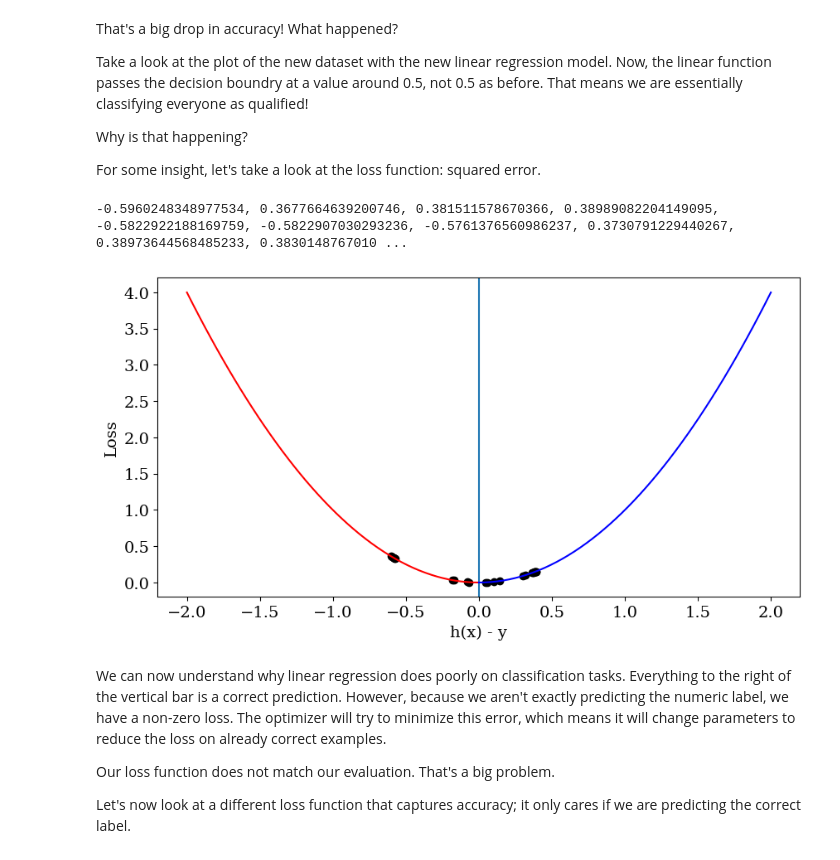
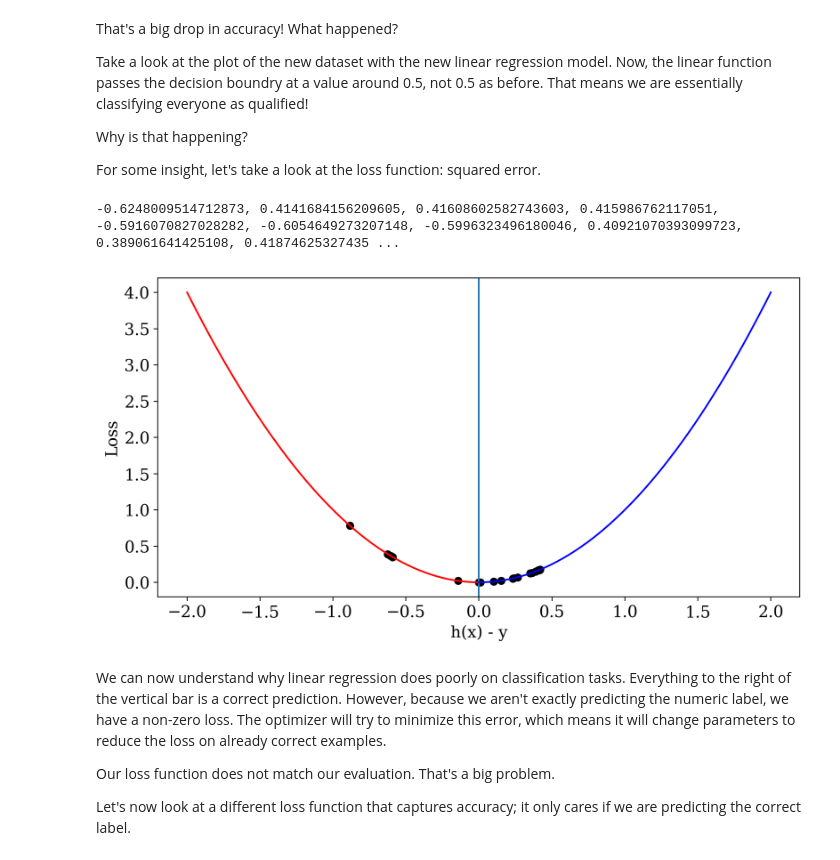
Before and after one commit to cs349f26/notebooks, a Jupyter notebook: classification_demo.ipynb, the cells around one changed output. Drawn from its saved outputs; the diff is of its cells as text; code cells hidden in the pictures.

```diff
--- a/classification_demo.ipynb
+++ b/classification_demo.ipynb
@@ -202,33 +202,32 @@ For some insight, let's take a look at the loss function: squared error.
 # %%
 x_plot_wrong = np.linspace(-2, 0)
 y_plot_wrong = [(entry - 0) ** 2 for entry in x_plot_wrong]
 
 x_plot_correct = np.linspace(0, 2)
 y_plot_correct = [(entry - 0) ** 2 for entry in x_plot_correct]
 
 losses_x = []
 losses_y = []
-for y_, y_pred_ in zip(y2, y_pred_raw2):
+for y_, y_pred_ in zip(y2, y_test_pred_raw2):
   print(y_ - y_pred_, end=", ")
   losses_x.append(y_ - y_pred_)
   losses_y.append((y_ - y_pred_) ** 2)
 
 
 fig = plt.figure(figsize=(10,5))
 xlabel = 'h(x) - y'
 ylabel = 'Loss'
 plt.xlabel(xlabel)
 plt.ylabel(ylabel)
 
-
 _ = plt.axvline(x=0)
 
 _ = plt.plot(x_plot_wrong, y_plot_wrong, wrong_color)
 _ = plt.plot(x_plot_correct, y_plot_correct, correct_color)
 _ = plt.scatter(losses_x, losses_y, c='black')
 # %% [output]
--0.5960248348977534, 0.3677664639200746, 0.381511578670366, 0.38989082204149095, -0.5822922188169759, -0.5822907030293236, -0.5761376560986237, 0.3730791229440267, 0.38973644568485233, 0.3830148767010 ...
+-0.6248009514712873, 0.4141684156209605, 0.41608602582743603, 0.415986762117051, -0.5916070827028282, -0.6054649273207148, -0.5996323496180046, 0.40921070393099723, 0.389061641425108, 0.41874625327435 ...
-[figure, old version]
+[figure, new version]
 # %% [markdown]
 
 We can now understand why linear regression does poorly on classification tasks. Everything to the right of the vertical bar is a correct prediction. However, because we aren't exactly predicting the numeric label, we have a non-zero loss. The optimizer will try to minimize this error, which means it will change parameters to reduce the loss on already correct examples.
```
Also changed, not shown: parts of 3 cells of this notebook, 2 other files.
